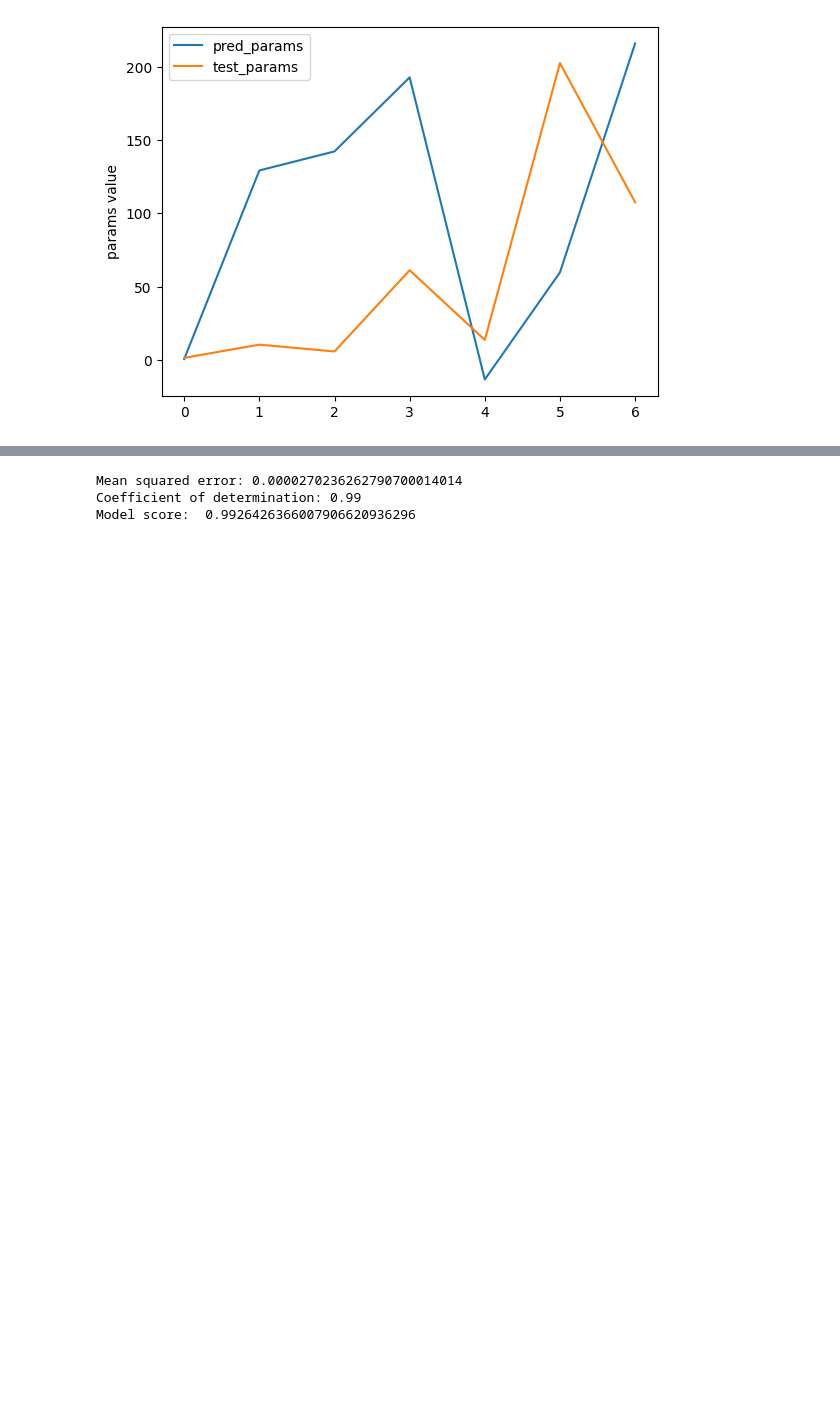
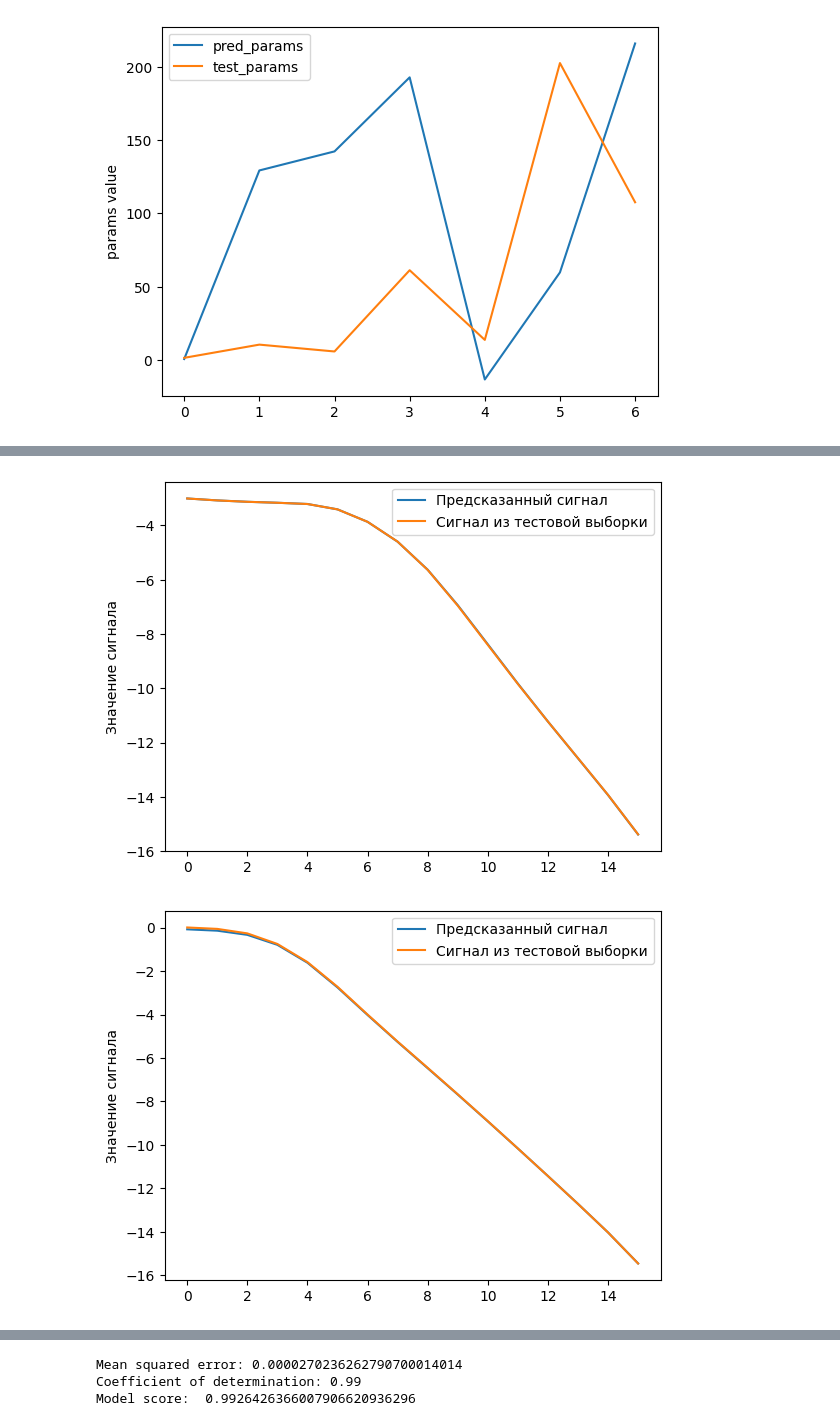
Before and after one commit to KirillAnokhin/MLProject, a Jupyter notebook: notebook.ipynb, the cells around one changed output, grey strips where cells are left out. Cells and saved outputs as stored; diff of their text form; code cells hidden in the pictures; blank space fills up the shorter version.

```diff
--- a/notebook.ipynb
+++ b/notebook.ipynb
@@ -156,0 +236,10 @@ params_train, params_test, signal_train, signal_test = train_test_split(param_da
+# %%
+for i in range (10):
+    plt.plot(signal_pred[i], label='Предсказанный сигнал')
+    plt.plot(signal_test[i], label='Сигнал из тестовой выборки')
+    plt.legend()
+    plt.ylabel('Значение сигнала')
+    plt.show()
+# %% [output]
+[figure, added]
+[figure, added]
```
Also changed, not shown: parts of 30 cells of this notebook.
